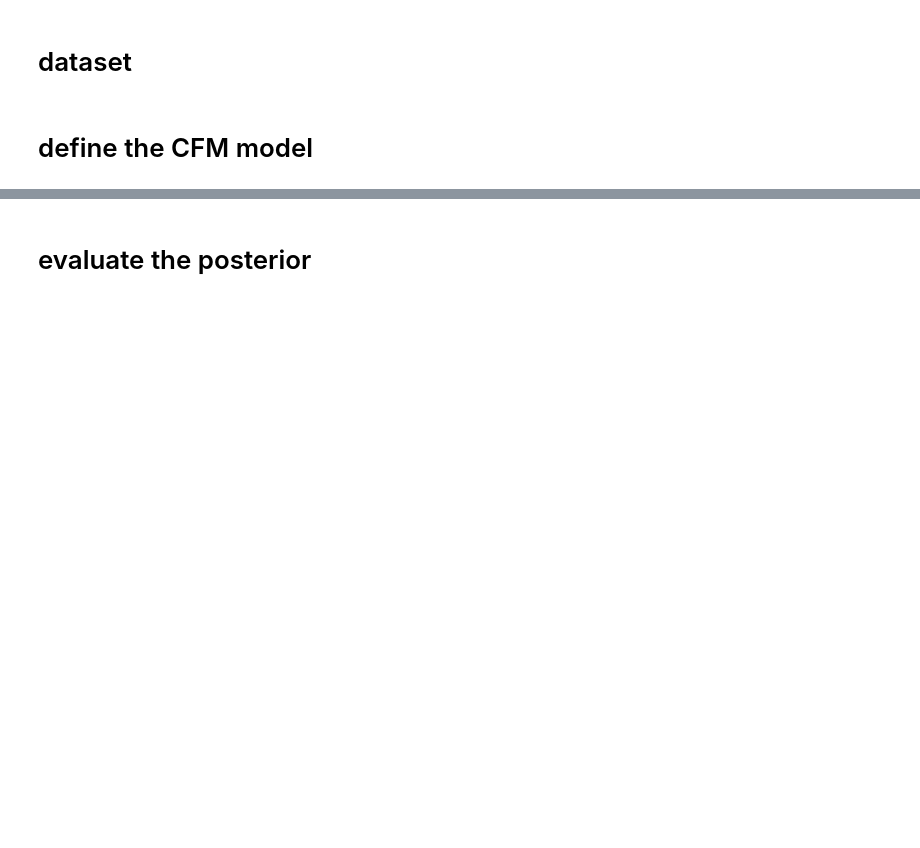
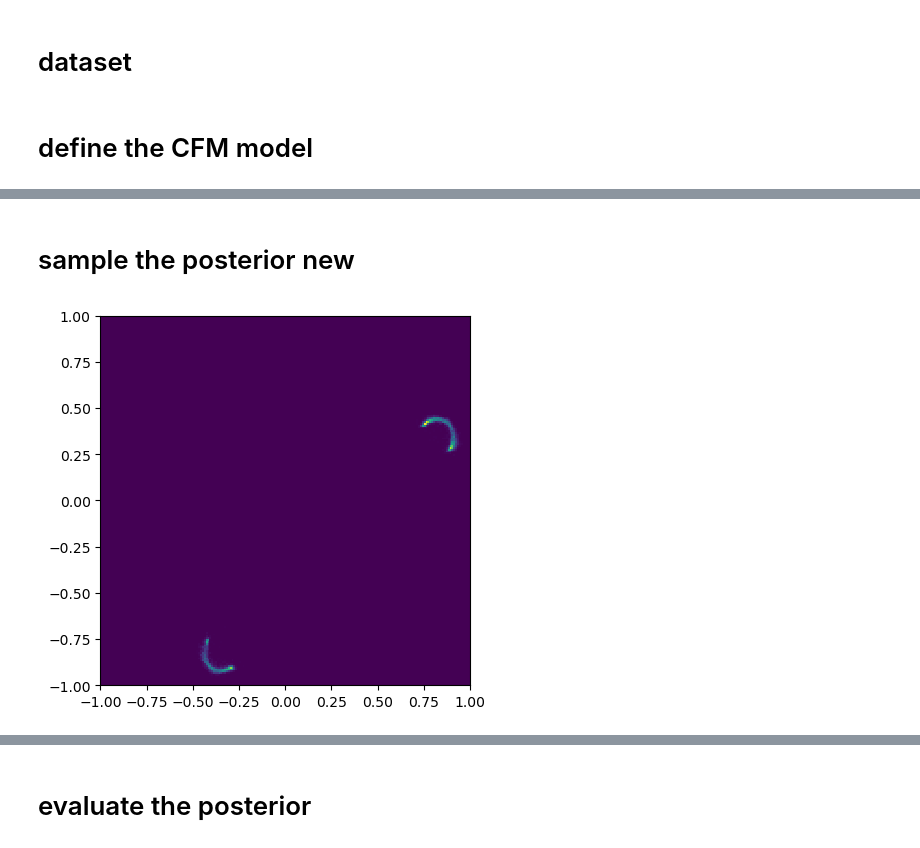
Before and after one commit to aurelio-amerio/gen-sbi, a Jupyter notebook: examples/sbi-benchmarks/two_moons.ipynb, the cells around one changed output, grey strips where cells are left out. Saved outputs shown, nothing was run; the diff lists cells and outputs as text; code cells hidden in the pictures; blank space fills up the shorter version.

```diff
--- a/examples/sbi-benchmarks/two_moons.ipynb
+++ b/examples/sbi-benchmarks/two_moons.ipynb
@@ -451,2 +574,49 @@ plt.show()
 # %% [markdown]
 ![image.png](attachment:image.png)
+# %% [markdown]
+# sample the posterior new
+# %%
+
+vf_cond = SimformerConditioner(vf_model)
+vf_wrapped = SimWrapper(vf_cond)
+# %%
+
+# we want to do conditional inference. We need an observation for which we want to ocmpute the posterior
+idx=2
+observation = jnp.array(twomoons.get_observation(idx))
+reference_samples = task.get_reference_posterior_samples(num_observation=idx)
+# %%
+
+rng = jax.random.PRNGKey(45)
+T = jnp.linspace(0,1,10)  # sample times
+step_size = 0.001
+
+nsamples = 10_000 #reference_samples.shape[0]
+
+key1,key2 = jax.random.split(rng, 2)
+
+x_init = jax.random.normal(key1,(nsamples, dim_x)) # n, T_max, 1
+cond = jnp.broadcast_to(observation[...,None], (nsamples, dim_theta, 1)) # n, dim_theta, 1
+
+obs_ids = jnp.array([0, 1])
+cond_ids = jnp.array([2, 3])
+model_extras = {"cond": cond, "obs_ids": obs_ids, "cond_ids": cond_ids, "edge_mask": posterior_faithfull}
+# %%
+
+solver = ODESolver(velocity_model=vf_wrapped)  # create an ODESolver class
+
+sampler_ = solver.get_sampler(time_grid=T, method='dopri5', step_size=step_size, return_intermediates=False, model_extras=model_extras)
+samples = sampler_(x_init)  # sample from the model
+# %%
+
+posterior_samples_v2 = samples
+
+plt.hist2d(posterior_samples_v2[:,0], posterior_samples_v2[:,1], bins=200, range=[(-1, 1), (-1, 1)], density=True)
+# same ratio on axis
+# plt.scatter(reference_samples[:,0], reference_samples[:,1], s=0.1, color='red', alpha=0.1, marker='x')
+plt.gca().set_aspect('equal', adjustable='box')
+# plt.xlim((-1,1))
+# plt.ylim((-1,1))
+plt.show()
+# %% [output]
+[figure, added]
```
Also changed, not shown: parts of 22 cells of this notebook.
